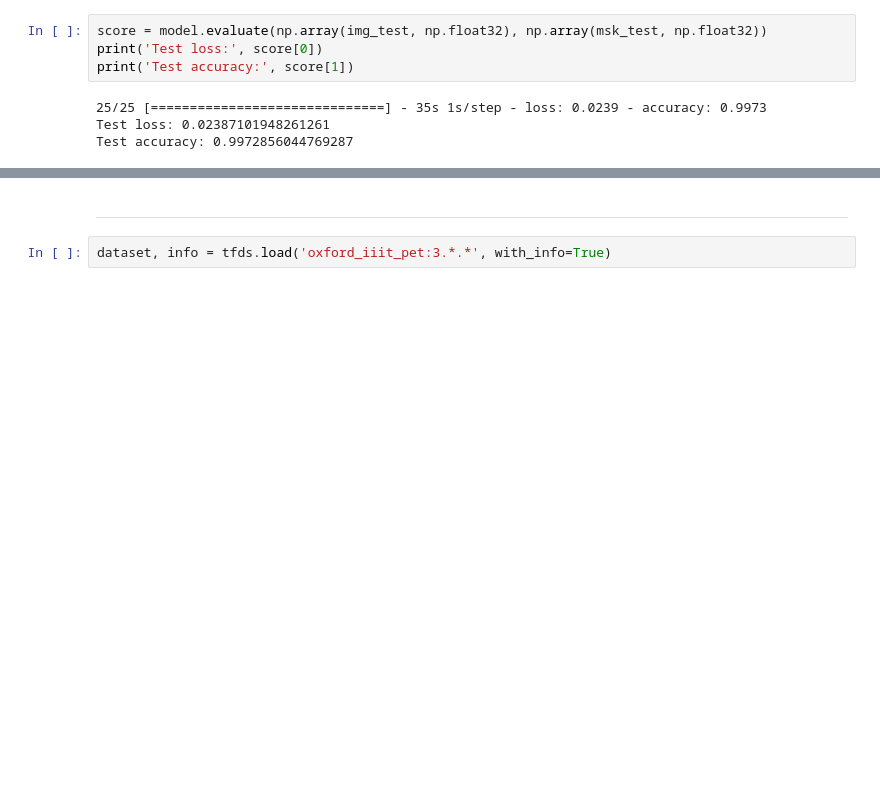
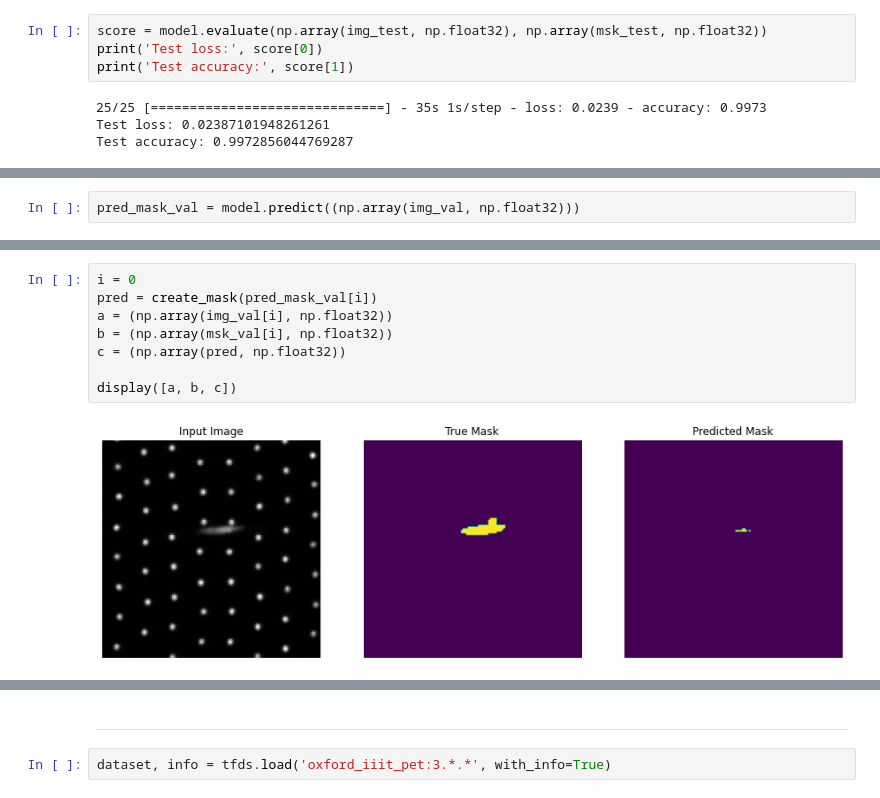
Before and after one commit to SAP-samples/btp-ai-sustainability-bootcamp, a Jupyter notebook: src/ai-models/defect-detection/notebooks/defect_detection_development_segmentation.ipynb, the cells around one changed output, grey strips where cells are left out. Saved outputs shown, nothing was run; the diff lists cells and outputs as text; blank space fills up the shorter version.

```diff
--- a/src/ai-models/defect-detection/notebooks/defect_detection_development_segmentation.ipynb
+++ b/src/ai-models/defect-detection/notebooks/defect_detection_development_segmentation.ipynb
@@ -442,0 +424,2 @@ Test accuracy: 0.9972856044769287
+# %%
+pred_mask_val = model.predict((np.array(img_val, np.float32)))
@@ -442,0 +455,10 @@ Test accuracy: 0.9972856044769287
+# %%
+i = 0
+pred = create_mask(pred_mask_val[i])
+a = (np.array(img_val[i], np.float32))
+b = (np.array(msk_val[i], np.float32))
+c = (np.array(pred, np.float32))
+
+display([a, b, c])
+# %% [output]
+[figure, added]
```
Also changed, not shown: parts of 29 cells of this notebook.
